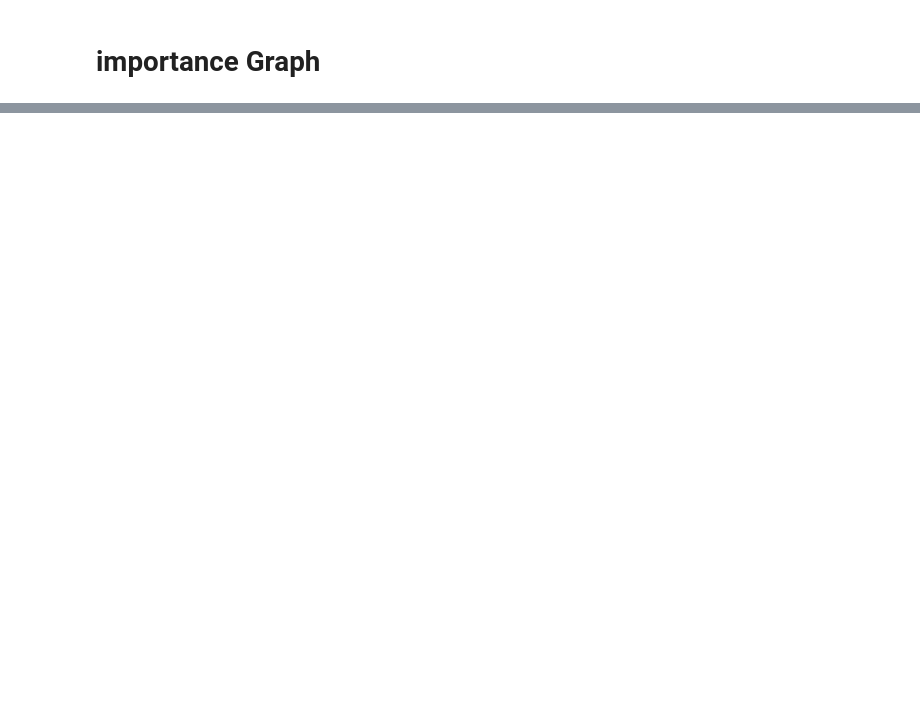
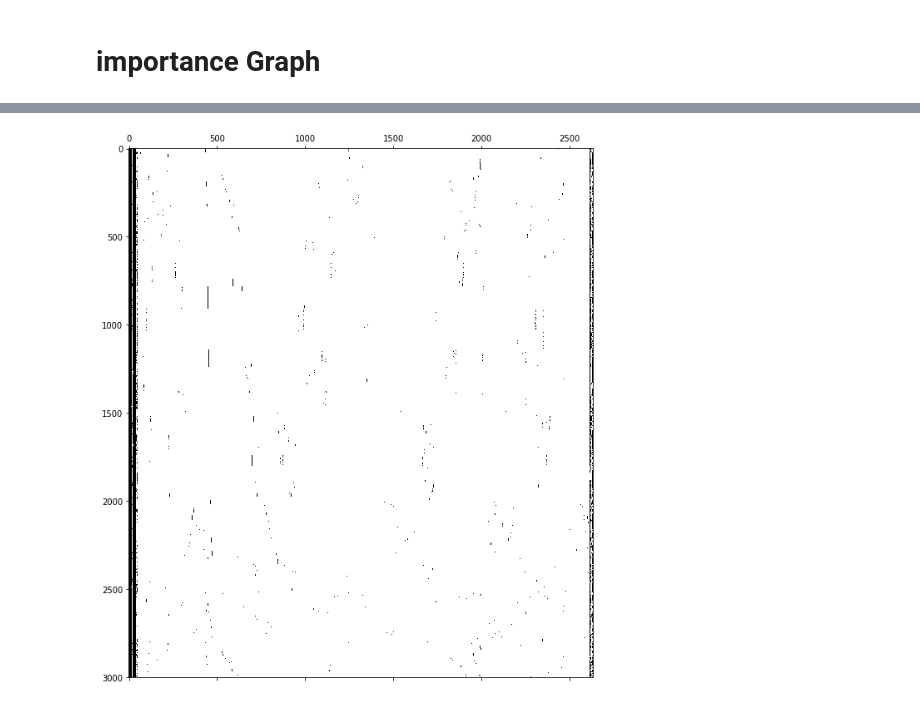
Before and after one commit to tlstmdwn/house_transaction_price, a Jupyter notebook: 직방test.ipynb, the cells around one changed output, grey strips where cells are left out. Cells and saved outputs as stored; diff of their text form; code cells hidden in the pictures; blank space fills up the shorter version.

```diff
--- a/직방test.ipynb
+++ b/직방test.ipynb
@@ -163,0 +159,15 @@ pyplot.show()
+# %%
+#'apartment_id',,'address_by_law''room_id',
+category_cols = ['city','heat_type','heat_fuel','front_door_structure',
+                 'closest_station','ci_gun','ci_gun_eup','element_school','middle_school','high_school', 'element_school_type',
+                'middle_school_type','high_school_type','middle_school_gender','high_school_gender','high_school_name']
+data_tmp = copy.deepcopy(data.iloc[:3000])
+for col in category_cols:
+    data_tmp = pd.concat([data_tmp,pd.get_dummies(data_tmp[col], prefix = col)],axis=1)
+    data_tmp = data_tmp.drop(col,axis=1)
+# %%
+plt.figure(figsize = (10,20))
+plt.spy(data_tmp)
+plt.show()
+# %% [output]
+[figure, added]
```
Also changed, not shown: parts of 35 cells of this notebook.
